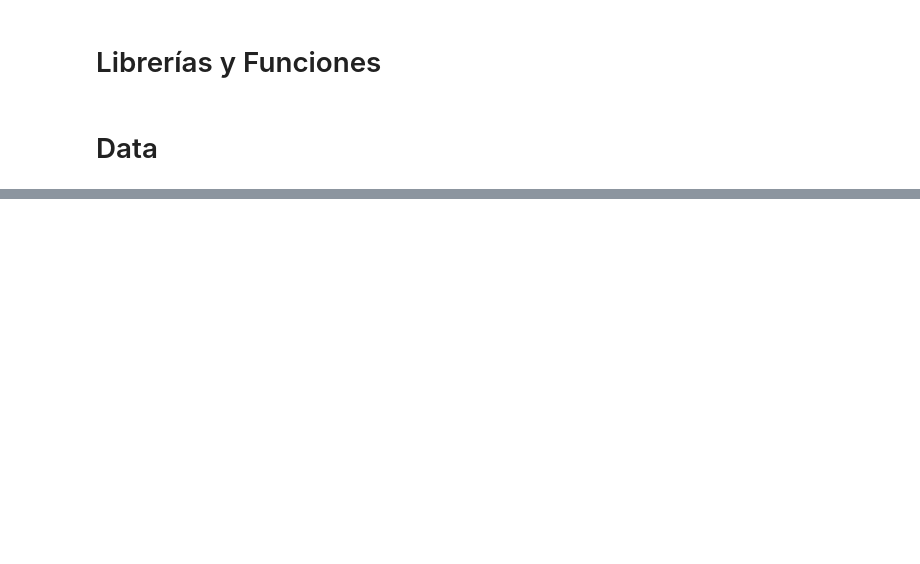
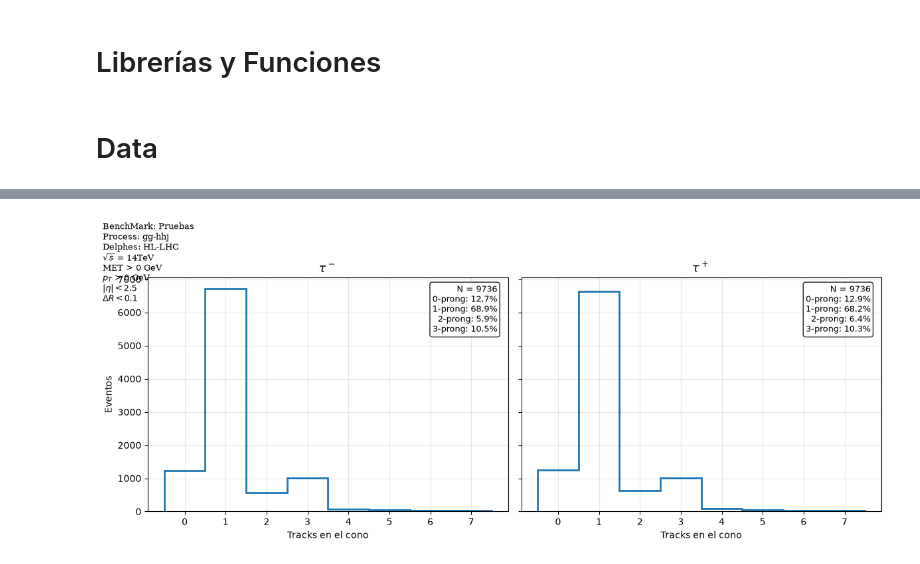
Before and after one commit to Genarobarco/diHiggs-Project, a Jupyter notebook: RecAnalysis/TracksCuts.ipynb, the cells around one changed output, grey strips where cells are left out. Saved outputs shown, nothing was run; the diff lists cells and outputs as text; code cells hidden in the pictures; blank space fills up the shorter version.

```diff
--- a/RecAnalysis/TracksCuts.ipynb
+++ b/RecAnalysis/TracksCuts.ipynb
@@ -165,7 +165,6 @@ def PT_and_IM_of_products(tau1, tau2, b1, b2):
 # %% [markdown]
 # Data
 # %%
-common_path_of_data = "/home/usuario/Madgraph/projects/"
 saving_path = '/home/usuario/VSCode/diHiggs-Project/RecAnalysis'
 
 # MET Selection
@@ -187,12 +186,14 @@ process = "gg-hhj"
 
 data_to_analyse = f"{Delphes}_{Energy_label}_{BenchMark}_{process}"
 
-extracted_keys = ["Jet.PT","Jet.Eta", "Jet.Phi", "Jet.Mass", "Jet.BTag","Jet.TauTag", "MissingET.MET",
-            'Track.PT', 'Track.Eta', 'Track.Phi', 'Track.Mass', 'Track.PID', 'Track.DZ', 'Track.D0', 'Track.Charge']
+extracted_keys = ["Particle.PID", "Particle.Status",
+                        "Particle.PT", "Particle.Eta", "Particle.Phi", "Particle.Mass",
+                        "Track.PT", "Track.Eta", "Track.Phi", "Track.Charge", "MissingET.MET"]
 
 rutas = {
-    "signal": common_path_of_data + "/gg_hh-LQs/plusjet/*.root",
+    "signal": "/run/media/usuario/0012-D687/plusjet/output_ggHH_bbtata_BP1_80_0_delphes_events.root",
 }
+
 
 def data_loader(rutas):
     return {key: up.concatenate(f"{path}:Delphes", extracted_keys)
@@ -831,0 +223,76 @@ plt.show()
+# %%
+# ---- parámetros ----
+DR_TAU   = 0.1    # radio del cono alrededor del tau truth
+PT_TRACK = 1    # umbral mínimo de pT de los tracks [GeV]
+
+signal_data = all_data['signal']
+
+# ---- nivel truth: partículas del generador ----
+gen = ak.zip({"pt": signal_data["Particle.PT"], "eta": signal_data["Particle.Eta"],
+              "phi": signal_data["Particle.Phi"], "mass": signal_data["Particle.Mass"],
+              "pid": signal_data["Particle.PID"], "status": signal_data["Particle.Status"]},
+             with_name="Momentum4D")
+
+# ---- nivel reco: tracks ----
+# Track no trae Mass; se pone cero para que vector arme el cuadrivector
+tracks = ak.zip({"pt": signal_data["Track.PT"], "eta": signal_data["Track.Eta"],
+                 "phi": signal_data["Track.Phi"],
+                 "mass": ak.zeros_like(signal_data["Track.PT"]),
+                 "charge": signal_data["Track.Charge"]},
+                with_name="Momentum4D")
+tracks = tracks[tracks.pt > PT_TRACK]
+
+# ---- taus truth: última copia de cada carga ----
+# status 2 = partícula que decayó;  PID +15 = tau-,  -15 = tau+
+t2     = gen[(abs(gen.pid) == 15) & (gen.status == 2)]
+tm_all = t2[t2.pid > 0]
+tp_all = t2[t2.pid < 0]
+
+ok = (ak.num(tm_all, axis=1) >= 1) & (ak.num(tp_all, axis=1) >= 1)
+
+taum      = tm_all[ok][:, -1]
+taup      = tp_all[ok][:, -1]
+tracks_ev = tracks[ok]
+
+# ---- matching geométrico ----
+en_taum = taum.deltaR(tracks_ev) < DR_TAU
+en_taup = taup.deltaR(tracks_ev) < DR_TAU
+
+tracks_taum = tracks_ev[en_taum]            # tracks del tau-
+tracks_taup = tracks_ev[en_taup]            # tracks del tau+
+tracks_taus = tracks_ev[en_taum | en_taup]  # de cualquiera de los dos
+
+# ---- diagnósticos ----
+n_m = ak.num(tracks_taum, axis=1)
+n_p = ak.num(tracks_taup, axis=1)
+q_m = ak.sum(tracks_taum.charge, axis=1)
+
+# Plots
+
+bines = np.arange(-0.5, 8.5, 1)   # bordes en medios enteros: una barra por valor
+
+fig, axes = plt.subplots(1, 2, figsize=(12, 5), sharey=True)
+
+for ax, n, lab in [(axes[0], n_m, r"$\tau^-$"), (axes[1], n_p, r"$\tau^+$")]:
+    n_np = ak.to_numpy(n)
+    ax.hist(n_np, bins=bines, histtype="step", linewidth=2, color="tab:blue")
+    ax.set_title(lab, fontsize=13)
+    ax.set_xlabel("Tracks en el cono")
+    ax.set_xticks(range(0, 8))
+    ax.grid(alpha=0.3)
+    ax.text(0.97, 0.97,
+            f"N = {len(n_np)}\n"
+            f"0-prong: {100*(n_np==0).mean():.1f}%\n"
+            f"1-prong: {100*(n_np==1).mean():.1f}%\n"
+            f"2-prong: {100*(n_np==2).mean():.1f}%\n"
+            f"3-prong: {100*(n_np==3).mean():.1f}%",
+            transform=ax.transAxes, ha="right", va="top", fontsize=9,
+            bbox=dict(boxstyle="round", facecolor="white", alpha=0.85))
+
+axes[0].set_ylabel("Eventos")
+
+fig.tight_layout(rect=(0, 0, 1, 0.90))
+fig.savefig(f"Prongs_truth_matched.png", dpi=300)
+plt.show()
+# %% [output]
+[figure, added]
```
Also changed, not shown: parts of 20 cells of this notebook, 1 other file.
